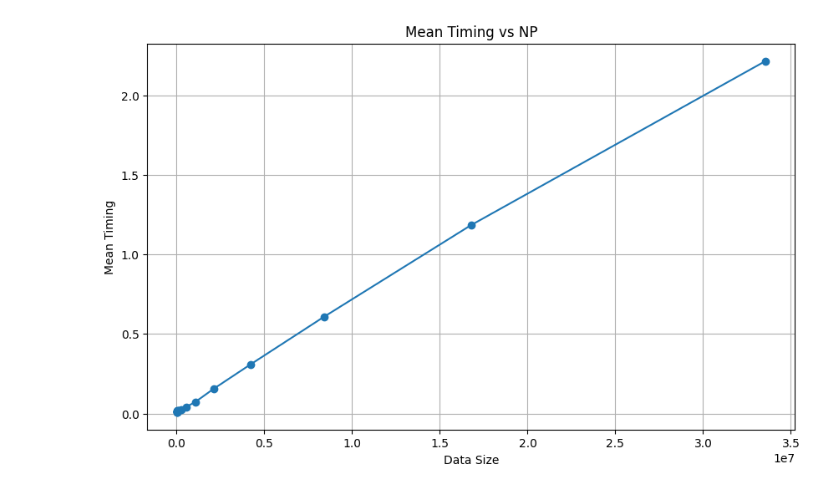
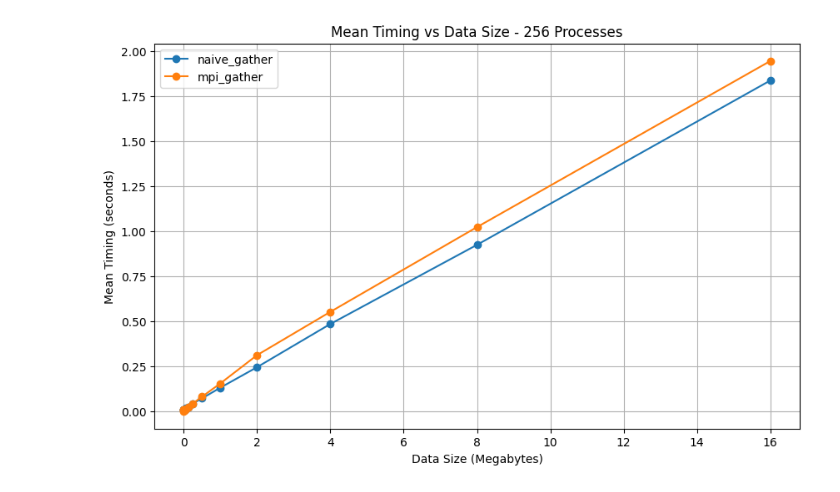
Before and after one commit to JunkyByte/final_hpc_and_cloud, a Jupyter notebook: HPC/exercise2/data_analysis.ipynb, the cells around one changed output. Drawn from its saved outputs; the diff is of its cells as text; code cells hidden in the pictures.

Commit message:
ex2 results

```diff
--- a/HPC/exercise2/data_analysis.ipynb
+++ b/HPC/exercise2/data_analysis.ipynb
@@ -65,14 +54,47 @@ Index(['Rep', 'NP', 'Size', 'Time'], dtype='object') (219, 4)
-# %%
-# Calculate mean timing for each NP group
-mean_results = results.groupby('Size')['Time'].mean().reset_index()
-
-# Plotting
-plt.figure(figsize=(10, 6))
-plt.plot(mean_results['Size'], mean_results['Time'], marker='o', linestyle='-')
-plt.title('Mean Timing vs NP')
-plt.xlabel('Data Size')
-plt.ylabel('Mean Timing')
-plt.grid(True)
-plt.show()
-# %% [output]
-[figure, removed]
+# %%
+# Define the folder containing the CSV files
+folder_path = './results/'
+num_proc = 256
+
+# Get a list of all files in the folder that contain '_strongscaling_' in their name
+files_strong = [file for file in os.listdir(folder_path) if f'_strongscaling_{num_proc}' in file]
+
+# Create a dictionary to store the results and mean timings for each file
+all_results_strong = {}
+
+# Loop through each file, read the data, calculate mean timings, and store them in the dictionary
+for file_strong in files_strong:
+    # Extract the plot name from the file name
+    plot_name_strong = file_strong.split('_results')[0]
+
+    # Read the CSV file
+    file_path_strong = os.path.join(folder_path, file_strong)
+    results_strong = pd.read_csv(file_path_strong, header=None)
+    results_strong.columns = ['Rep', 'NP', 'Size', 'Time']
+
+    # results_strong = results_strong[results_strong['Size'] < 1000000]
+
+    # Calculate mean timing for each Size group
+    mean_results_strong = results_strong.groupby('Size')['Time'].mean().reset_index()
+
+    # Store the results in the dictionary
+    all_results_strong[plot_name_strong] = mean_results_strong
+
+# Plotting
+plt.figure(figsize=(10, 6))
+
+# Loop through the dictionary to plot each set of results and add legend
+for plot_name_strong, mean_results_strong in all_results_strong.items():
+    # Rescale x-axis values (multiply by 4 for bytes to megabytes)
+    mean_results_strong['Size'] = mean_results_strong['Size'] * 4 / (1024 ** 2)
+
+    plt.plot(mean_results_strong['Size'], mean_results_strong['Time'], marker='o', linestyle='-', label=plot_name_strong)
+
+plt.title(f'Mean Timing vs Data Size - {num_proc} Processes')
+plt.xlabel('Data Size (Megabytes)')
+plt.ylabel('Mean Timing (seconds)')
+plt.grid(True)
+plt.legend()
+plt.show()
+# %% [output]
+[figure, added]
```
Also changed, not shown: parts of 2 cells of this notebook, 15 other files.
